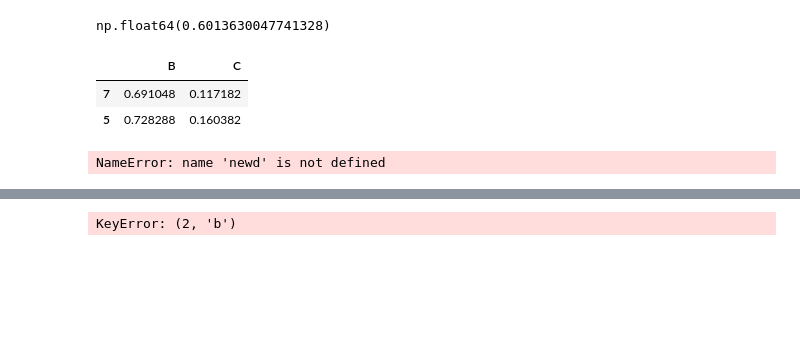
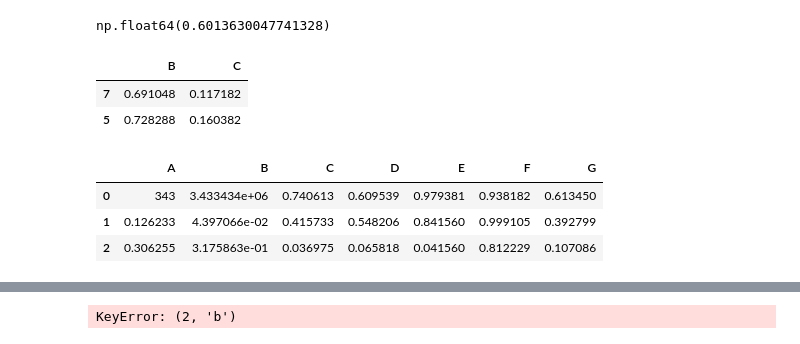
Before and after one commit to abhaymaurya57/pandas, a Jupyter notebook: Untitled.ipynb, the cells around one changed output, grey strips where cells are left out. Saved outputs shown, nothing was run; the diff lists cells and outputs as text; code cells hidden in the pictures; blank space fills up the shorter version.

```diff
--- a/Untitled.ipynb
+++ b/Untitled.ipynb
@@ -790,9 +832,12 @@ newdf.iloc[[7,5],[1,2]]
 | 7 | 0.691048 | 0.117182 |
 | 5 | 0.728288 | 0.160382 |
 # %%
-newd.head(3)
+newdf.head(3)
 # %% [output]
-NameError: name 'newd' is not defined
+|  | A | B | C | D | E | F | G |
+| 0 | 343 | 3.433434e+06 | 0.740613 | 0.609539 | 0.979381 | 0.938182 | 0.613450 |
+| 1 | 0.126233 | 4.397066e-02 | 0.415733 | 0.548206 | 0.841560 | 0.999105 | 0.392799 |
+| 2 | 0.306255 | 3.175863e-01 | 0.036975 | 0.065818 | 0.041560 | 0.812229 | 0.107086 |
 # %%
 newdf.head(3)
 # %% [output]
```
Also changed, not shown: parts of 64 cells of this notebook, 7 other files.
